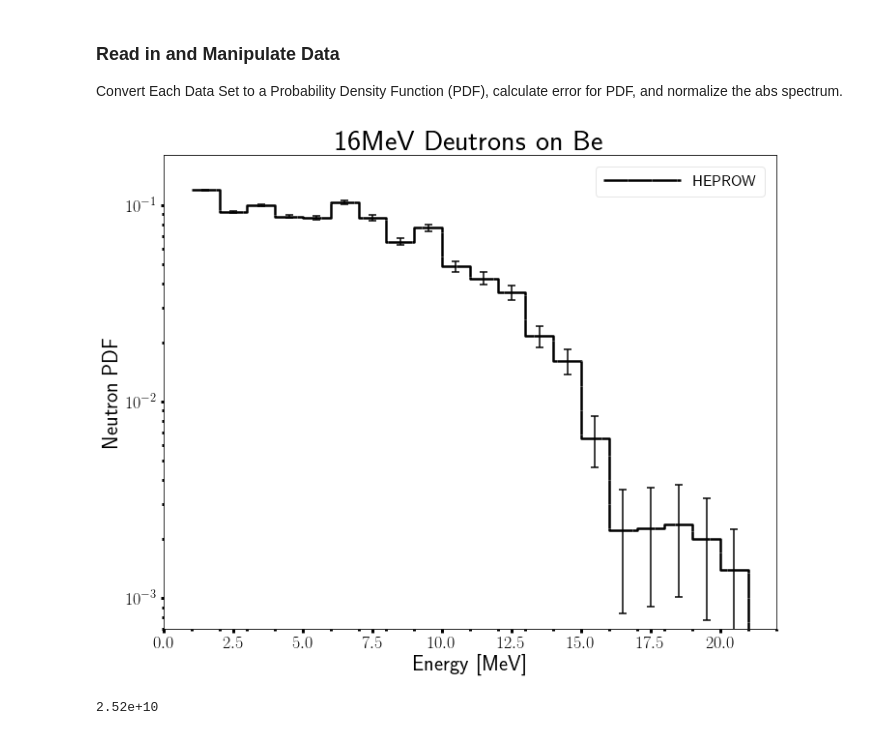
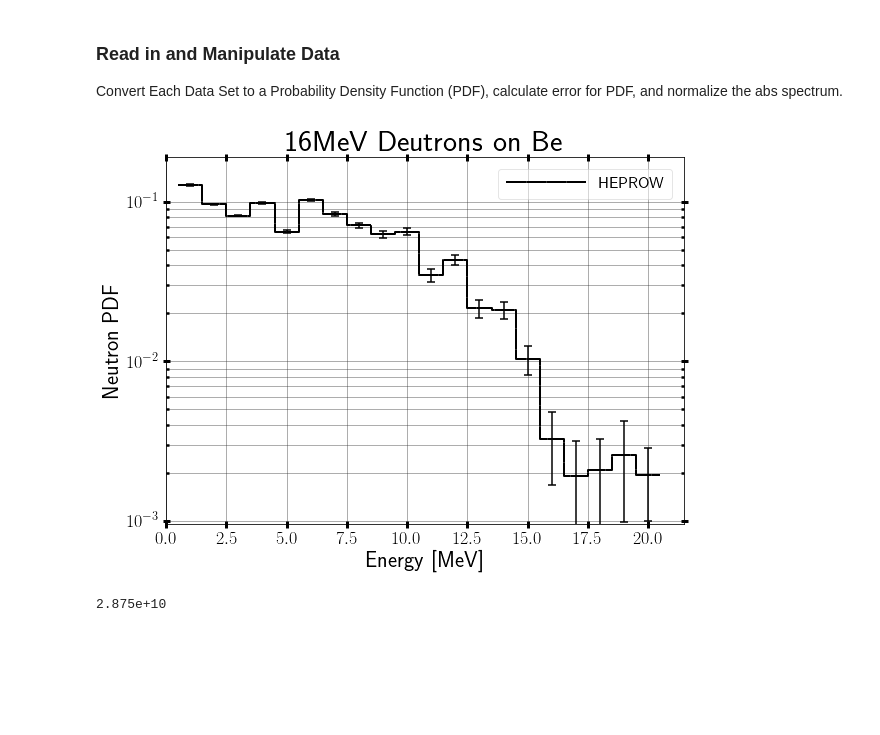
Before and after one commit to 2lambda123/88_Data, a Jupyter notebook: Experiments/PHS/16MeVBe/16MeVBeUnfoldLog_1MeV.ipynb, the cells around one changed output. Drawn from its saved outputs; the diff is of its cells as text; code cells hidden in the pictures; blank space fills up the shorter version.

```diff
--- a/Experiments/PHS/16MeVBe/16MeVBeUnfoldLog_1MeV.ipynb
+++ b/Experiments/PHS/16MeVBe/16MeVBeUnfoldLog_1MeV.ipynb
@@ -289,8 +290,8 @@ Based on the detector setup and readings from the current integrator and current
 norm = FluxNormalization()
 norm.runTime=48*60.+48
 norm.currentMonitor = 0.99E-3*norm.runTime
-norm.currentIntegrator = 0.66E-3*norm.runTime
-norm.set_solid_angle(640+36.3, 25)
+norm.currentIntegrator = 970*2E-3
+norm.set_solid_angle(646.9+0.3+0.38-0.1+36.3, 5.08**2) #646.9 (west wall to front of copper) + 0.3 (Be thickness) + 0.38 (Ta thickness) - 0.1 (Be embedded 1 mm in Ta) + 36.3 (west wall to target cell) cm
 norm.set_dead_time(nonparalyzable_beam_dead_time, obsCountRate=(1285960)/norm.runTime,
                    tauDetector=1.25E-6, tauBeam=158E-9)
 print str(norm)
@@ -391,37 +392,37 @@ heprowHisto.build_histo(heprowData['lowE'].tolist(), heprowData['pdfFlux'].tolis
                        uncert=heprowData['pdfCovSigma'].tolist(), edgeLoc=heprowBinBounds,
                        name='HEPROW')
 unfHisto = Histogram()
 unfHisto.build_histo(unfData['lowE'].tolist(), unfData['pdfFlux'].tolist(),
                        uncert=unfData['pdfCovSigma'].tolist(), edgeLoc=heprowBinBounds,
                        name='UNFANA')
 grvHisto = Histogram()
 grvHisto.build_histo(grvData['lowE'].tolist(), grvData['pdfFlux'].tolist(),
                        uncert=grvData['pdfCovSigma'].tolist(), edgeLoc=heprowBinBounds,
                        name='Gravel')
 heprowHisto.plot(logY=True, title='16MeV Deutrons on Be', xLabel='Energy [MeV]',
-                 yLabel='Neutron PDF')
+                 yLabel='Neutron PDF', includeMarkers=False)
 heprowHisto.write(outPath+'HEPROW_1_pdf', includeUncert=True, edge=False)
 
 # Build norm histogram object
 heprowNormHisto = Histogram()
 heprowNormHisto.build_histo(heprowData['lowE'].tolist(), heprowData['normFlux'].tolist(),
                        uncert=heprowData['normSigma'].tolist(), edgeLoc=heprowBinBounds,
                        name='HEPROW')
 heprowNormHisto.write(outPath+'HEPROW_1_norm', includeUncert=True, edge=False)
 
 # Build error histogram objects
 heprowErrorHisto = Histogram()
 heprowErrorHisto.build_histo(heprowData['lowE'].tolist(),
                                heprowData['pdfSigma']/heprowData['pdfFlux'].tolist(),
                                edgeLoc=heprowBinBounds, name='HEPROW Errors')
 heprowCovErrorHisto = Histogram()
 heprowCovErrorHisto.build_histo(heprowData['lowE'].tolist(),
                                heprowData['pdfCovSigma']/heprowData['pdfFlux'].tolist(),
                                edgeLoc=heprowBinBounds, name='HEPROW Covariance Errors')
-print "{:.2e}".format(np.sum(heprowNormHisto.midPtData))
+print "{:.3e}".format(np.sum(heprowNormHisto.midPtData))
 # %% [output]
-[figure, old version]
+[figure, new version]
-2.52e+10
+2.875e+10
 # %%
 # Import PHS data and plot
 faltwPHSData = readFlu(heprowPath+faltwPHSName, delim_whitespace=True, names=['lowE', 'absPHS', 'absSigma'],
```
Also changed, not shown: parts of 16 cells of this notebook, 25 other files.
